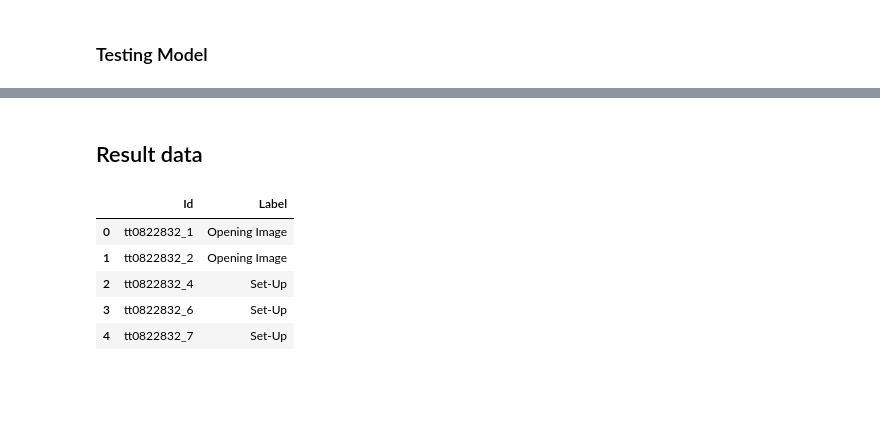
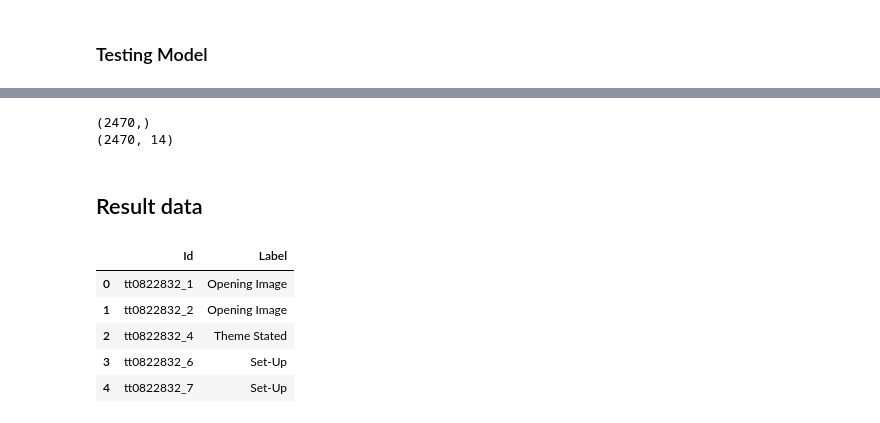
Before and after one commit to C7A7A/story-beats, a Jupyter notebook: story-beats.ipynb, the cells around one changed output, grey strips where cells are left out. Drawn from its saved outputs; the diff is of its cells as text; code cells hidden in the pictures; blank space fills up the shorter version.

Commit message:
XGBoost with extra features

```diff
--- a/story-beats.ipynb
+++ b/story-beats.ipynb
@@ -630,0 +633,30 @@ print(f'Test Accuracy: {avg_test_accuracy}')
+# %%
+from xgboost import XGBClassifier
+from sklearn.model_selection import train_test_split, RandomizedSearchCV, cross_val_score, cross_val_predict
+from sklearn.metrics import classification_report, accuracy_score, confusion_matrix
+from sklearn.preprocessing import LabelEncoder
+
+embeddings = np.array(train_full_data['embedding'].tolist())
+pca = PCA(n_components=10)
+reduced_embeddings = pca.fit_transform(embeddings)
+
+X = train_full_data[['rel_id_loc', 'rel_t_loc', 'ava_char_score', 'sentence_count', 'dialog_detected ']]
+label_encoder = LabelEncoder()
+y = label_encoder.fit_transform(train_full_data['label'])
+
+X_train, X_test, y_train, y_test = train_test_split(X, y, random_state=23, test_size=0.3, stratify=y)
+
+param_dist = {
+    'n_estimators': [210, 240, 200, 225, 250],
+    'min_child_weight': [1, 2, 5, 10],
+    'gamma': [0.5, 1, 1.5, 2, 5],
+    'subsample': [0.6, 0.8, 1.0],
+    'max_depth': [3, 4, 5]
+}
+
+xgb = XGBClassifier(random_state=23)
+
+random_search = RandomizedSearchCV(xgb, param_distributions=param_dist, n_iter=10, cv=5, random_state=23, n_jobs=-1)
+random_search.fit(X_train, y_train)
+
+print("Best parameters:", random_search.best_params_)
@@ -630,0 +665,4 @@ print(f'Test Accuracy: {avg_test_accuracy}')
+# %%
+best_params = random_search.best_params_
+model = XGBClassifier(**best_params, random_state=23)
+model.fit(X_train, y_train)
@@ -631,25 +731,34 @@ print(f'Test Accuracy: {avg_test_accuracy}')
+# %%
+X = test_full_data[['rel_id_loc', 'rel_t_loc', 'ava_char_score', 'sentence_count', 'dialog_detected ']]
+y_pred = model.predict(X)
+y_pred_labels = label_encoder.inverse_transform(y_pred)
+print(y_pred_labels.shape)
+print(test_full_data.shape)
+# %% [output]
+(2470,)
+(2470, 14)
 # %% [markdown]
 ## Result data
 # %%
 result_df = pd.DataFrame(columns=['Id', 'Label'])
 
 for idx, scene in test_full_data.iterrows():
     movie_name = scene['movie']
     movie_index = test_movies.index(movie_name)
     movie_id = test_movies_ids[movie_index]
     scene_id = scene['scene_id']
     movie_scene_id = f"{movie_id}_{scene_id}"
 
-    pred_label = y_pred[idx]
+    pred_label = y_pred_labels[idx]
 
     result_df.loc[idx] = [movie_scene_id, pred_label]
 
 result_df.head()
 # %% [output]
 |  | Id | Label |
 | 0 | tt0822832_1 | Opening Image |
 | 1 | tt0822832_2 | Opening Image |
-| 2 | tt0822832_4 | Set-Up |
+| 2 | tt0822832_4 | Theme Stated |
 | 3 | tt0822832_6 | Set-Up |
 | 4 | tt0822832_7 | Set-Up |
 # %%
```
Also changed, not shown: parts of 6 cells of this notebook, 1 other file.
